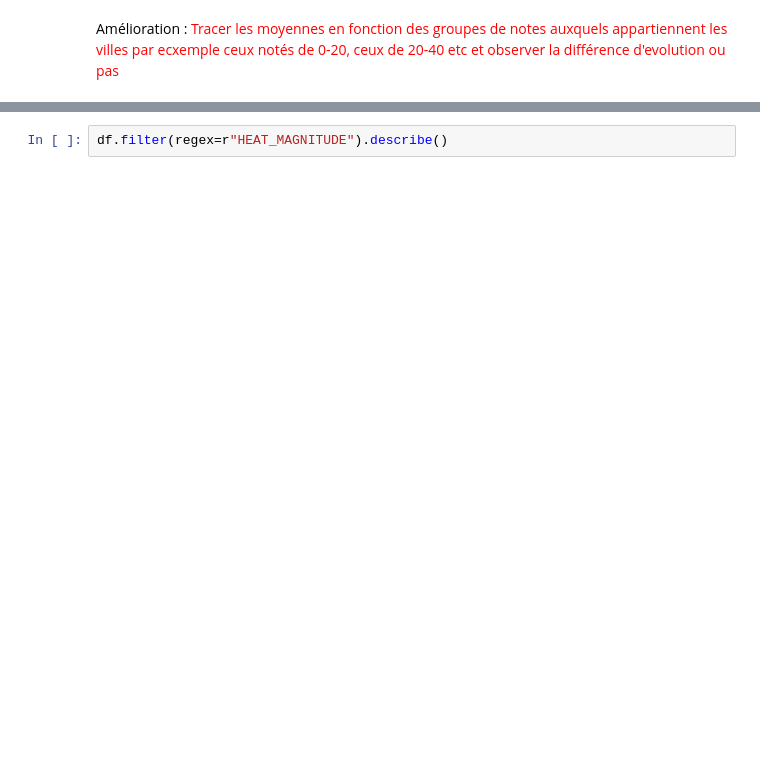
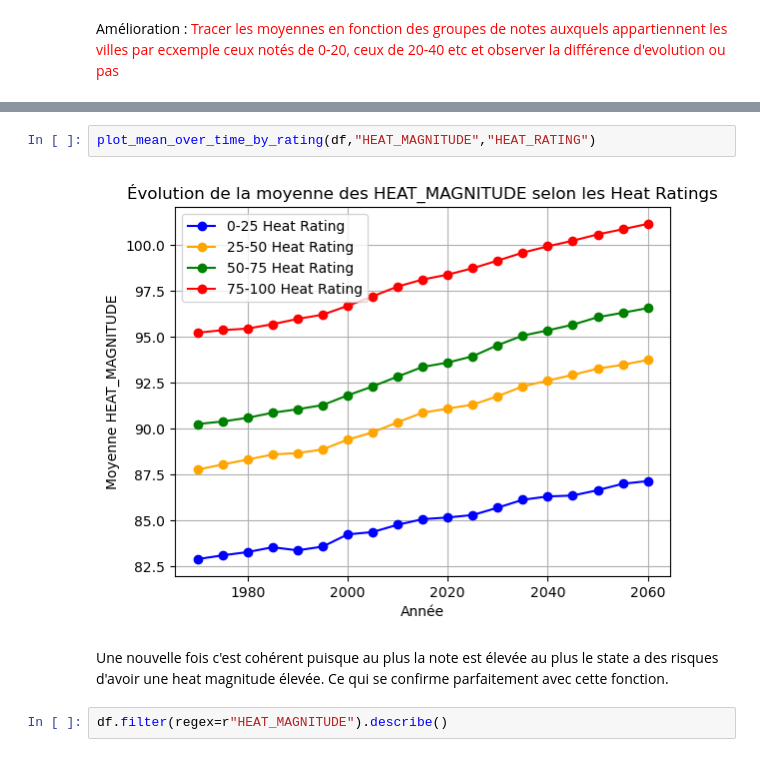
Before and after one commit to Askkip/StatAPP, a Jupyter notebook: US_Climate_Description_Statistics.ipynb, the cells around one changed output, grey strips where cells are left out. Cells and saved outputs as stored; diff of their text form; blank space fills up the shorter version.

```diff
--- a/US_Climate_Description_Statistics.ipynb
+++ b/US_Climate_Description_Statistics.ipynb
@@ -294,3 +461,9 @@ Amélioration : <span style="color: red">Tracer les moyennes en fonction des gro
+# %%
+plot_mean_over_time_by_rating(df,"HEAT_MAGNITUDE","HEAT_RATING")
+# %% [output]
+[figure, added]
+# %% [markdown]
+Une nouvelle fois c'est cohérent puisque au plus la note est élevée au plus le state a des risques d'avoir une heat magnitude élevée. Ce qui se confirme parfaitement avec cette fonction.
 # %%
 df.filter(regex=r"HEAT_MAGNITUDE").describe()
 # %% [output]
```
Also changed, not shown: parts of 30 cells of this notebook.
